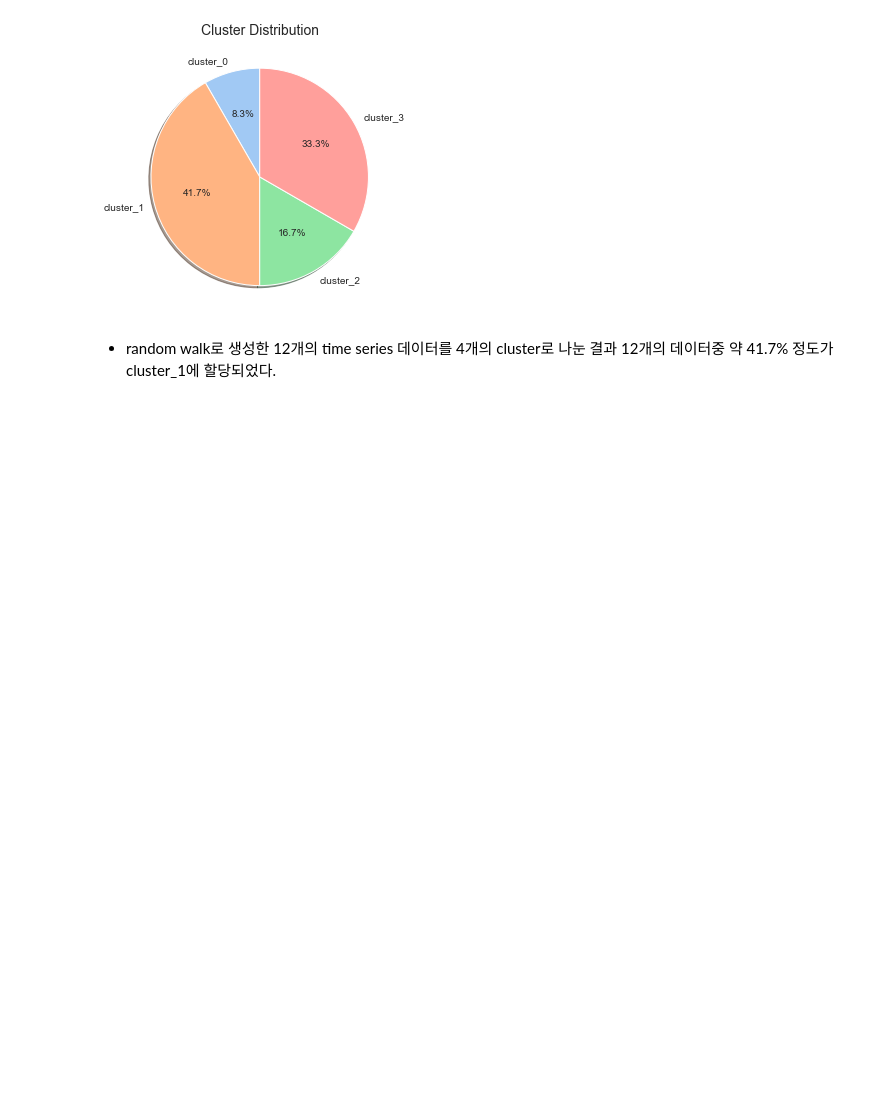
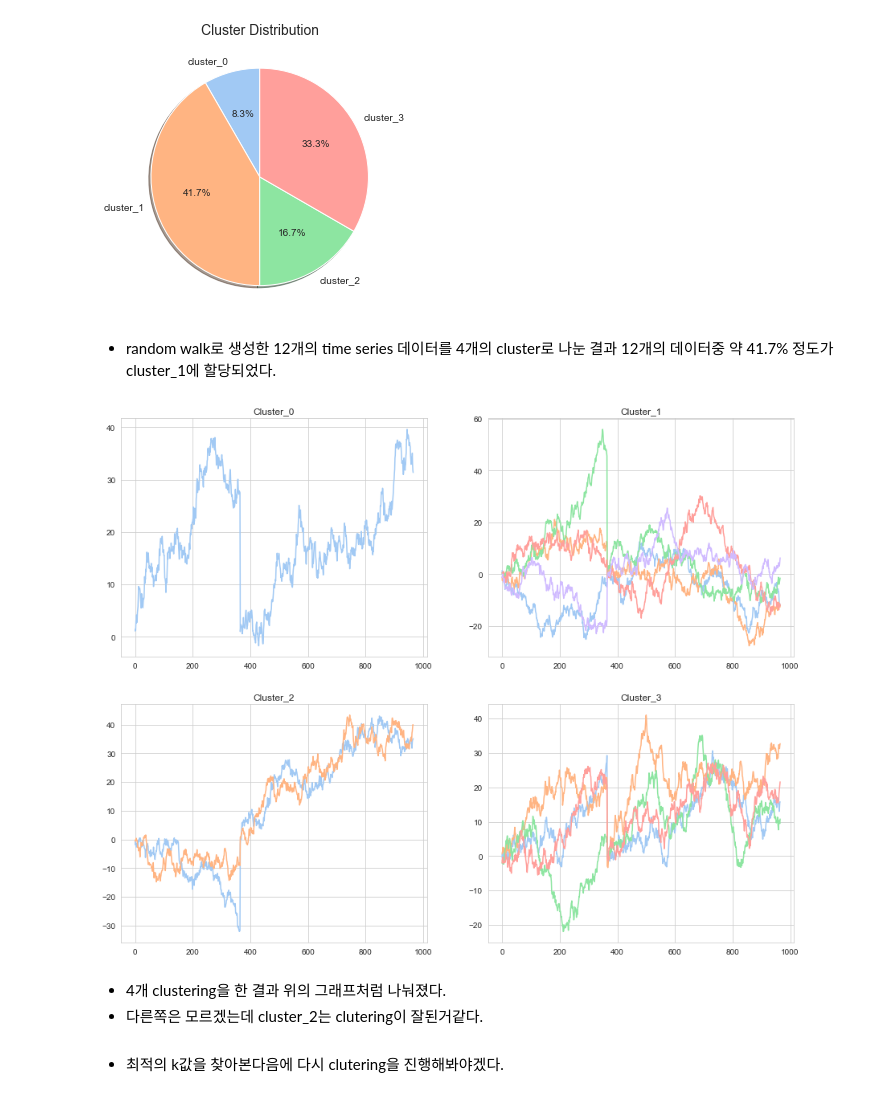
Before and after one commit to 0001010/Learn-Growth, a Jupyter notebook: Time Series/DTW/TimeSeriesKmeans(with.dtw).ipynb, the cells around one changed output. Drawn from its saved outputs; the diff is of its cells as text; code cells hidden in the pictures; blank space fills up the shorter version.

```diff
--- a/Time Series/DTW/TimeSeriesKmeans(with.dtw).ipynb
+++ b/Time Series/DTW/TimeSeriesKmeans(with.dtw).ipynb
@@ -115,3 +116,19 @@ plt.show()
 [figure]
 # %% [markdown]
 - random walk로 생성한 12개의 time series 데이터를 4개의 cluster로 나눈 결과 12개의 데이터중 약 41.7% 정도가 cluster_1에 할당되었다.
+# %%
+f, ax = plt.subplots(2,2, figsize = (15,12))
+
+pd.DataFrame(data[[t_data==0]].reshape(-1,966)).T.plot(ax = ax[0,0], legend = None).set_title('Cluster_0', fontsize = 12)
+pd.DataFrame(data[[t_data==1]].reshape(-1,966)).T.plot(ax = ax[0,1], legend = None).set_title('Cluster_1', fontsize = 12)
+pd.DataFrame(data[[t_data==2]].reshape(-1,966)).T.plot(ax = ax[1,0], legend = None).set_title('Cluster_2', fontsize = 12)
+pd.DataFrame(data[[t_data==3]].reshape(-1,966)).T.plot(ax = ax[1,1], legend = None).set_title('Cluster_3', fontsize = 12)
+
+plt.show()
+# %% [output]
+[figure, added]
+# %% [markdown]
+- 4개 clustering을 한 결과 위의 그래프처럼 나눠졌다.
+- 다른쪽은 모르겠는데 cluster_2는 clutering이 잘된거같다.
+<br></br><br></br>
+- 최적의 k값을 찾아본다음에 다시 clutering을 진행해봐야겠다.
```
Also changed, not shown: parts of 9 cells of this notebook.
